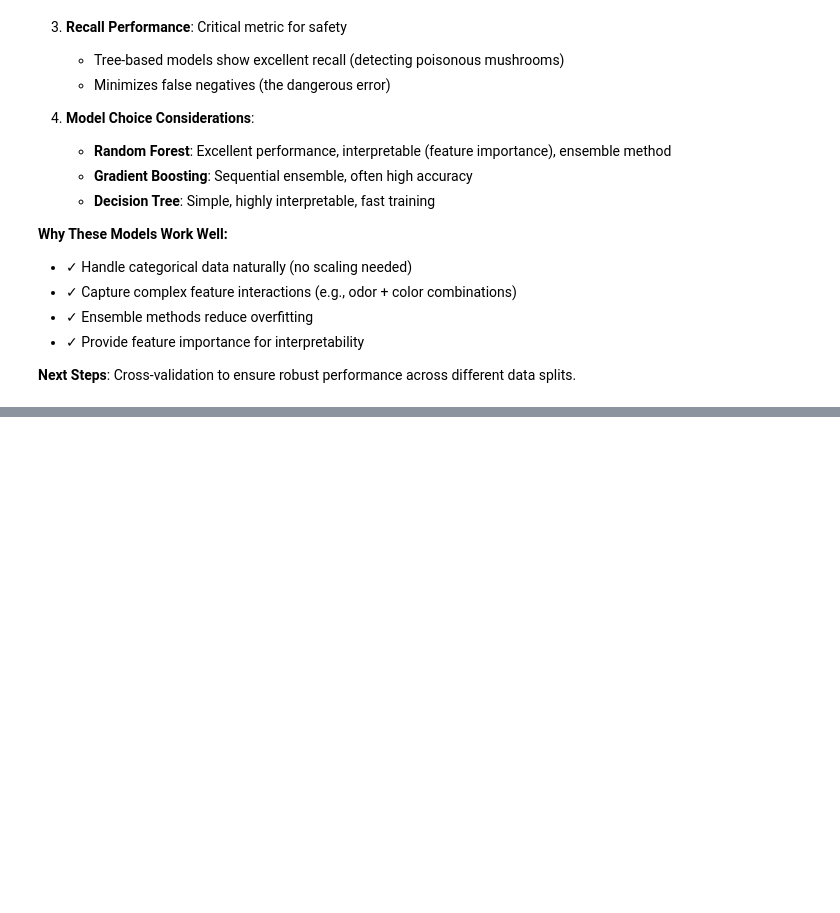
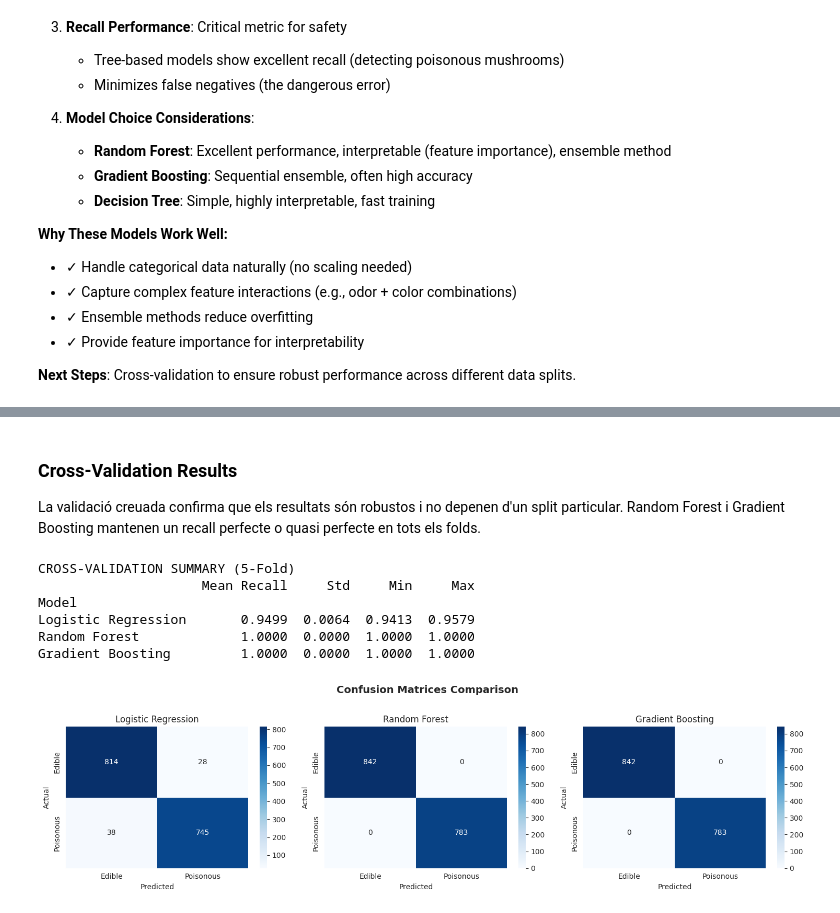
Before and after one commit to leonhrt/cas-kaggle, a Jupyter notebook: cas_kaggle_mushroom_classification.ipynb, the cells around one changed output, grey strips where cells are left out. Drawn from its saved outputs; the diff is of its cells as text; code cells hidden in the pictures; blank space fills up the shorter version.

Commit message:
add model evaluation

```diff
--- a/cas_kaggle_mushroom_classification.ipynb
+++ b/cas_kaggle_mushroom_classification.ipynb
@@ -539,0 +548,22 @@ Best Recall: Random Forest (1.0000)
+# %%
+from sklearn.model_selection import cross_val_score, StratifiedKFold
+
+cv = StratifiedKFold(n_splits=5, shuffle=True, random_state=42)
+
+models = {
+    'Logistic Regression': lr_model,
+    'Random Forest': rf_model,
+    'Gradient Boosting': gb_model
+}
+
+cv_results = {}
+for name, model in models.items():
+    scores = cross_val_score(model, X, y, cv=cv, scoring='recall')
+    cv_results[name] = {
+        'mean_recall': scores.mean(),
+        'std_recall': scores.std(),
+        'scores': scores
+    }
+    print(f"{name}:")
+    print(f"  Recall per fold: {scores.round(4)}")
+    print(f"  Mean: {scores.mean():.4f} (+/- {scores.std():.4f})\n")
@@ -539,0 +582,46 @@ Best Recall: Random Forest (1.0000)
+# %% [markdown]
+### Cross-Validation Results
+
+La validació creuada confirma que els resultats són robustos i no depenen d'un split particular. Random Forest i Gradient Boosting mantenen un recall perfecte o quasi perfecte en tots els folds.
+# %%
+cv_summary = pd.DataFrame({
+    'Model': cv_results.keys(),
+    'Mean Recall': [cv_results[m]['mean_recall'] for m in cv_results],
+    'Std': [cv_results[m]['std_recall'] for m in cv_results],
+    'Min': [cv_results[m]['scores'].min() for m in cv_results],
+    'Max': [cv_results[m]['scores'].max() for m in cv_results]
+}).set_index('Model')
+
+print("CROSS-VALIDATION SUMMARY (5-Fold)")
+print(cv_summary.round(4).to_string())
+# %% [output]
+CROSS-VALIDATION SUMMARY (5-Fold)
+                     Mean Recall     Std     Min     Max
+Model
+Logistic Regression       0.9499  0.0064  0.9413  0.9579
+Random Forest             1.0000  0.0000  1.0000  1.0000
+Gradient Boosting         1.0000  0.0000  1.0000  1.0000
+# %%
+from sklearn.metrics import confusion_matrix
+
+fig, axes = plt.subplots(1, 3, figsize=(15, 4))
+
+cms = {
+    'Logistic Regression': confusion_matrix(y_test, y_pred),
+    'Random Forest': confusion_matrix(y_test, y_pred_rf),
+    'Gradient Boosting': confusion_matrix(y_test, y_pred_gb)
+}
+
+for ax, (name, cm) in zip(axes, cms.items()):
+    sns.heatmap(cm, annot=True, fmt='d', cmap='Blues', ax=ax,
+                xticklabels=['Edible', 'Poisonous'],
+                yticklabels=['Edible', 'Poisonous'])
+    ax.set_title(f'{name}')
+    ax.set_ylabel('Actual')
+    ax.set_xlabel('Predicted')
+
+plt.suptitle('Confusion Matrices Comparison', fontsize=14, fontweight='bold', y=1.02)
+plt.tight_layout()
+plt.show()
+# %% [output]
+[figure, added]
```
Also changed, not shown: parts of 12 cells of this notebook.
